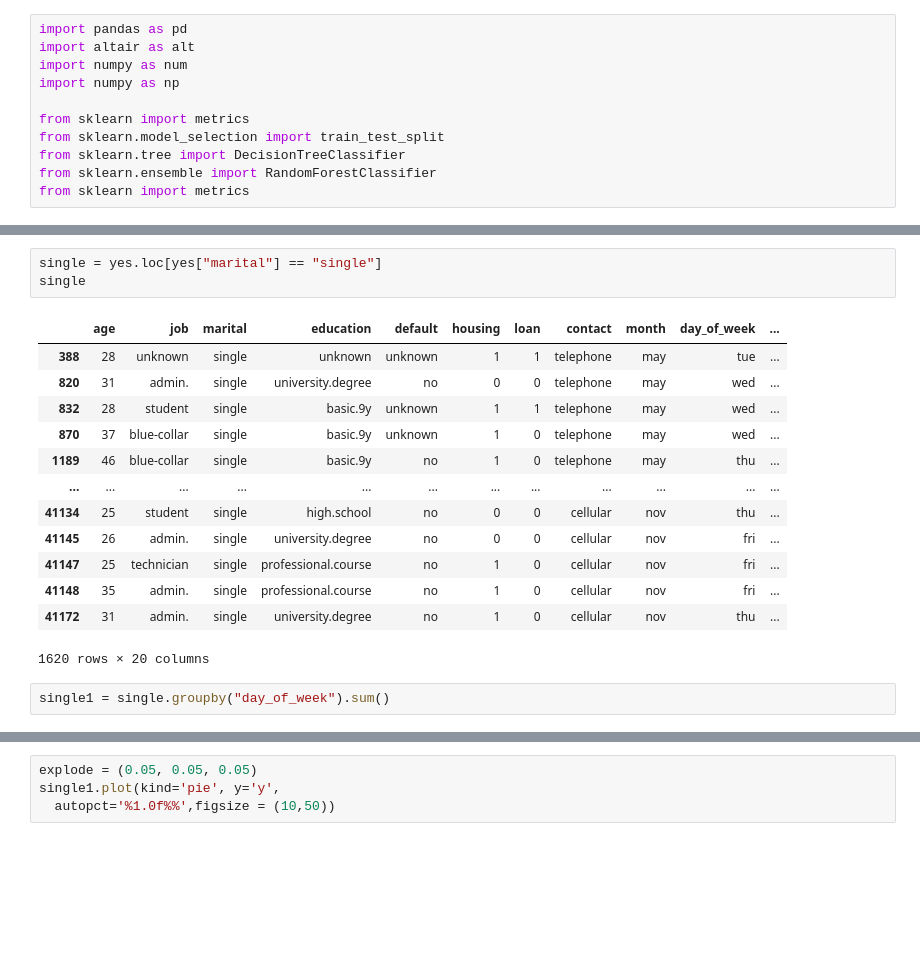
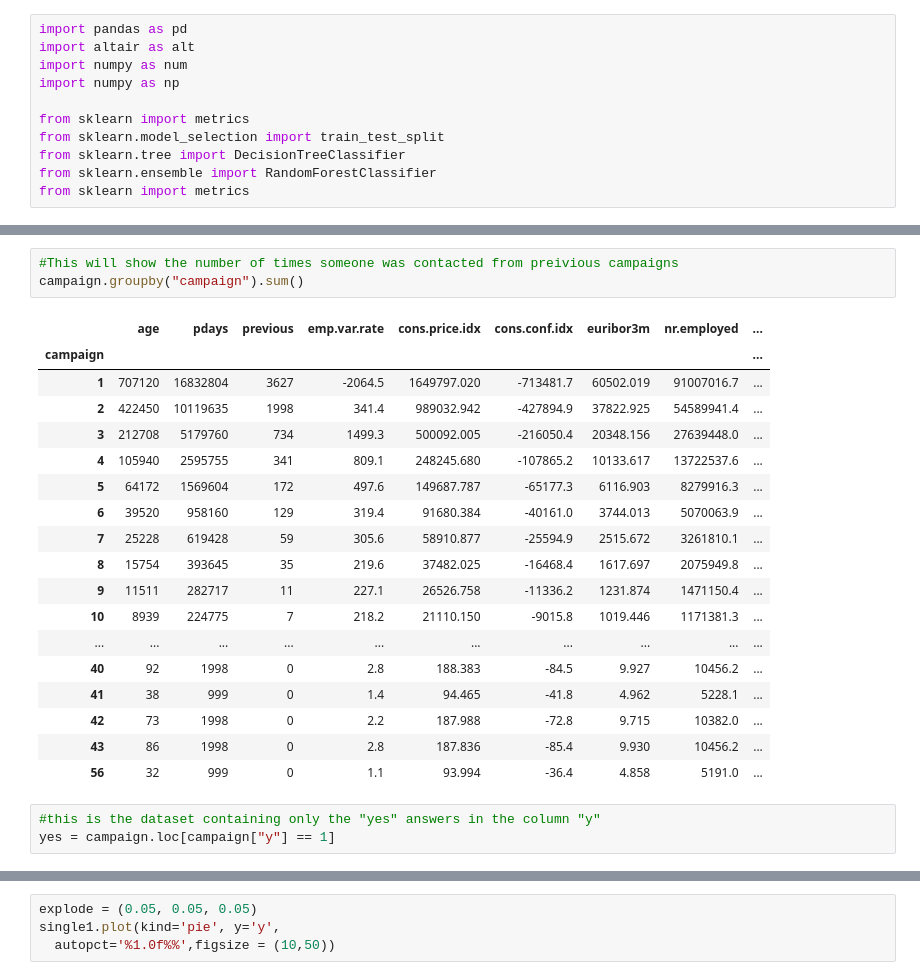
Before and after one commit to juliobras/Machine-Learning-Projects, a Jupyter notebook: bank_project.ipynb, the cells around one changed output, grey strips where cells are left out. Saved outputs shown, nothing was run; the diff lists cells and outputs as text; blank space fills up the shorter version.

Commit message:
I added some more data analysis. I am getting ready to properly predict whether or not a client is most likely to respond to a campaign

```diff
--- a/bank_project.ipynb
+++ b/bank_project.ipynb
@@ -52,19 +39,25 @@ yes = campaign.loc[campaign["y"] == 1]
-# %%
-single = yes.loc[yes["marital"] == "single"]
-single
-# %% [output]
-|  | age | job | marital | education | default | housing | loan | contact | month | day_of_week | ... |
-| 388 | 28 | unknown | single | unknown | unknown | 1 | 1 | telephone | may | tue | ... |
-| 820 | 31 | admin. | single | university.degree | no | 0 | 0 | telephone | may | wed | ... |
-| 832 | 28 | student | single | basic.9y | unknown | 1 | 1 | telephone | may | wed | ... |
-| 870 | 37 | blue-collar | single | basic.9y | unknown | 1 | 0 | telephone | may | wed | ... |
-| 1189 | 46 | blue-collar | single | basic.9y | no | 1 | 0 | telephone | may | thu | ... |
-| ... | ... | ... | ... | ... | ... | ... | ... | ... | ... | ... | ... |
-| 41134 | 25 | student | single | high.school | no | 0 | 0 | cellular | nov | thu | ... |
-| 41145 | 26 | admin. | single | university.degree | no | 0 | 0 | cellular | nov | fri | ... |
-| 41147 | 25 | technician | single | professional.course | no | 1 | 0 | cellular | nov | fri | ... |
-| 41148 | 35 | admin. | single | professional.course | no | 1 | 0 | cellular | nov | fri | ... |
-| 41172 | 31 | admin. | single | university.degree | no | 1 | 0 | cellular | nov | thu | ... |
-1620 rows × 20 columns
-# %%
-single1 = single.groupby("day_of_week").sum()
+# %%
+#This will show the number of times someone was contacted from preivious campaigns
+campaign.groupby("campaign").sum()
+# %% [output]
+|  | age | pdays | previous | emp.var.rate | cons.price.idx | cons.conf.idx | euribor3m | nr.employed | ... |
+| campaign |  |  |  |  |  |  |  |  | ... |
+| 1 | 707120 | 16832804 | 3627 | -2064.5 | 1649797.020 | -713481.7 | 60502.019 | 91007016.7 | ... |
+| 2 | 422450 | 10119635 | 1998 | 341.4 | 989032.942 | -427894.9 | 37822.925 | 54589941.4 | ... |
+| 3 | 212708 | 5179760 | 734 | 1499.3 | 500092.005 | -216050.4 | 20348.156 | 27639448.0 | ... |
+| 4 | 105940 | 2595755 | 341 | 809.1 | 248245.680 | -107865.2 | 10133.617 | 13722537.6 | ... |
+| 5 | 64172 | 1569604 | 172 | 497.6 | 149687.787 | -65177.3 | 6116.903 | 8279916.3 | ... |
+| 6 | 39520 | 958160 | 129 | 319.4 | 91680.384 | -40161.0 | 3744.013 | 5070063.9 | ... |
+| 7 | 25228 | 619428 | 59 | 305.6 | 58910.877 | -25594.9 | 2515.672 | 3261810.1 | ... |
+| 8 | 15754 | 393645 | 35 | 219.6 | 37482.025 | -16468.4 | 1617.697 | 2075949.8 | ... |
+| 9 | 11511 | 282717 | 11 | 227.1 | 26526.758 | -11336.2 | 1231.874 | 1471150.4 | ... |
+| 10 | 8939 | 224775 | 7 | 218.2 | 21110.150 | -9015.8 | 1019.446 | 1171381.3 | ... |
+| ... | ... | ... | ... | ... | ... | ... | ... | ... | ... |
+| 40 | 92 | 1998 | 0 | 2.8 | 188.383 | -84.5 | 9.927 | 10456.2 | ... |
+| 41 | 38 | 999 | 0 | 1.4 | 94.465 | -41.8 | 4.962 | 5228.1 | ... |
+| 42 | 73 | 1998 | 0 | 2.2 | 187.988 | -72.8 | 9.715 | 10382.0 | ... |
+| 43 | 86 | 1998 | 0 | 2.8 | 187.836 | -85.4 | 9.930 | 10456.2 | ... |
+| 56 | 32 | 999 | 0 | 1.1 | 93.994 | -36.4 | 4.858 | 5191.0 | ... |
+# %%
+#this is the dataset containing only the "yes" answers in the column "y"
+yes = campaign.loc[campaign["y"] == 1]
```
Also changed, not shown: parts of 10 cells of this notebook.
